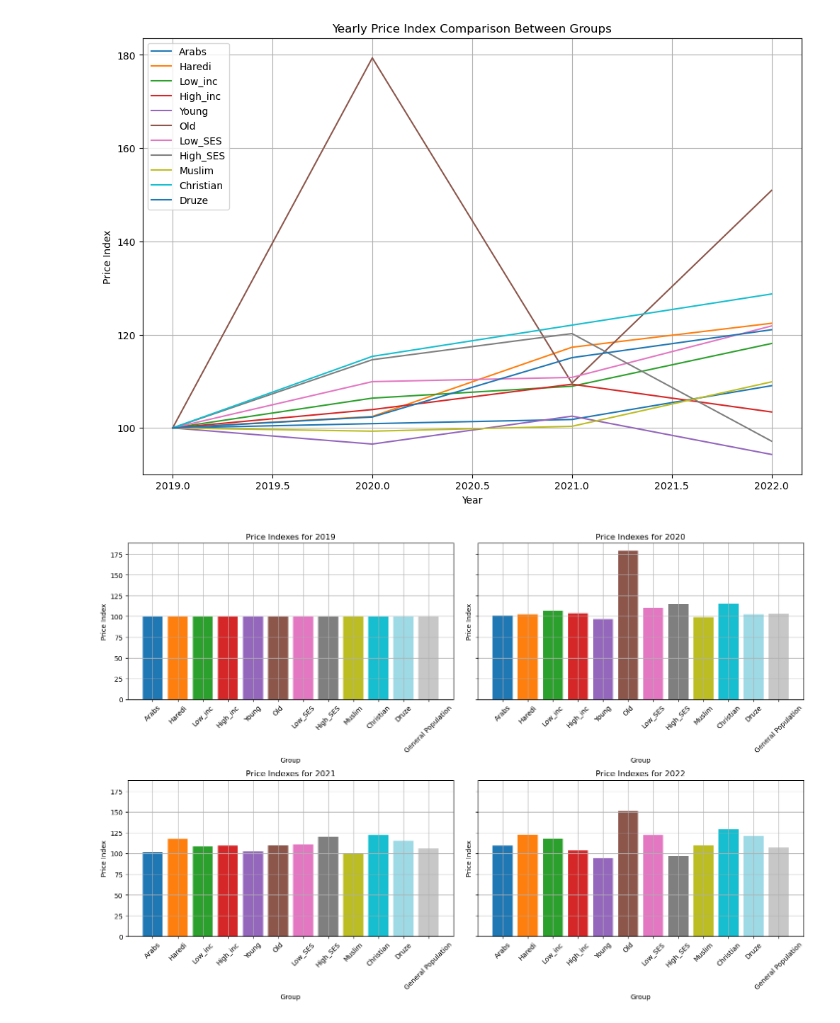
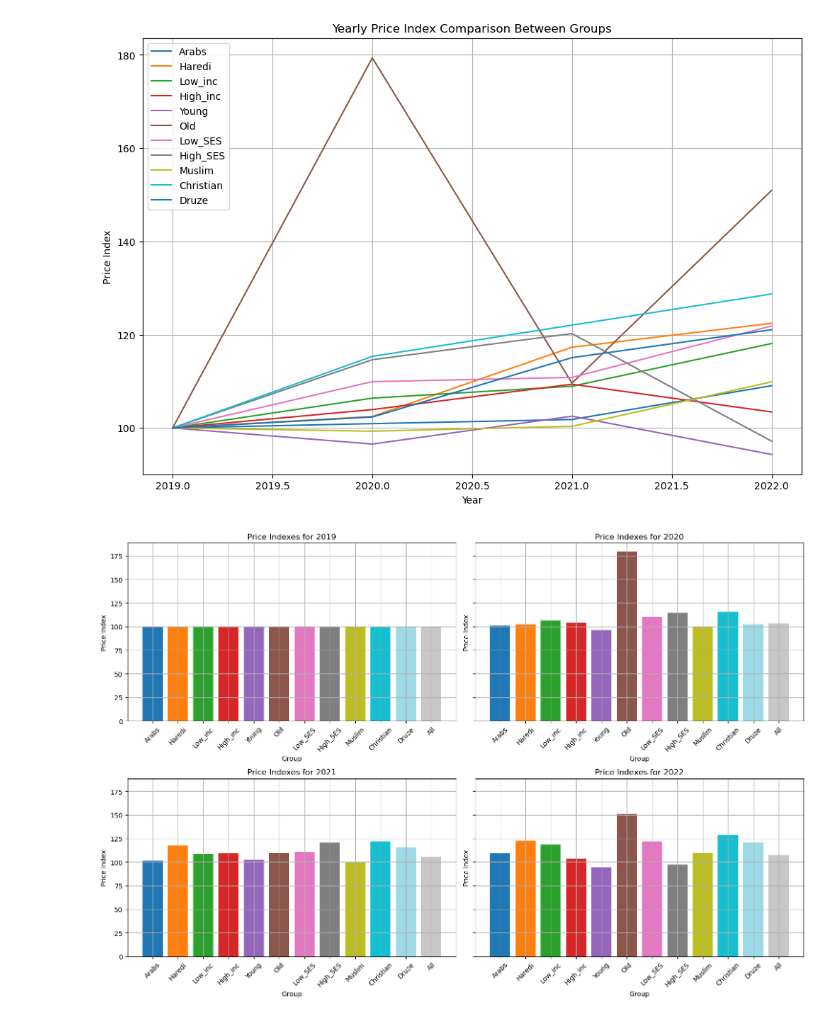
Before and after one commit to roykisluk/Inflation-Heterogeneity, a Jupyter notebook: Group_inflation_comparison.ipynb, the cells around one changed output. Cells and saved outputs as stored; diff of their text form; code cells hidden in the pictures.

```diff
--- a/Group_inflation_comparison.ipynb
+++ b/Group_inflation_comparison.ipynb
@@ -86,30 +83,30 @@ plt.show()
 # %%
 # Extract yearly price indexes for each group including general population
 group_yearly_price_indexes = {group: group_analysis[group]['yearly_price_index'] for group in group_analysis}
-group_yearly_price_indexes['General Population'] = gen_pop_yearly_price_index
+group_yearly_price_indexes['All'] = gen_pop_yearly_price_index
 
 # Define colors for each group
 colors = ['#1f77b4', '#ff7f0e', '#2ca02c', '#d62728', '#9467bd', '#8c564b', '#e377c2', '#7f7f7f', '#bcbd22', '#17becf', '#9edae5', '#c7c7c7']
 
 # Create subplots for each year
 fig, axes = plt.subplots(nrows=2, ncols=2, figsize=(15, 10), sharey=True)
 axes = axes.flatten()
 
 for i, year in enumerate(years):
     ax = axes[i]
     groups = list(group_yearly_price_indexes.keys())
     price_indexes = [group_yearly_price_indexes[group][year] for group in groups]
     ax.bar(groups, price_indexes, color=colors)
     ax.set_title(f'Price Indexes for {year}')
     ax.set_xlabel('Group')
     ax.set_ylabel('Price Index')
     ax.grid(True)
     ax.tick_params(axis='x', rotation=45)
 
 plt.tight_layout()
 plt.show()
 # %% [output]
-[figure, old version]
+[figure, new version]
 # %%
 fig, axes = plt.subplots(nrows=4, ncols=3, figsize=(20, 15), sharey=True)
 axes = axes.flatten()
```
Also changed, not shown: parts of 4 cells of this notebook, 1 other file.
